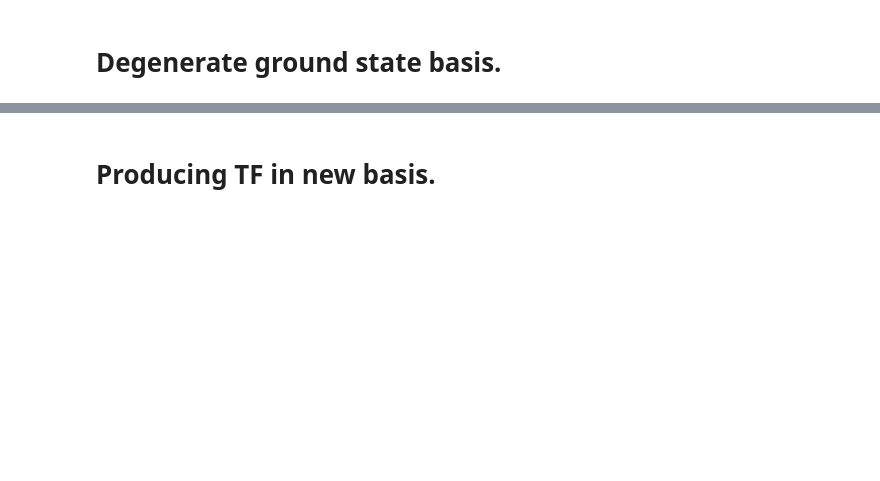
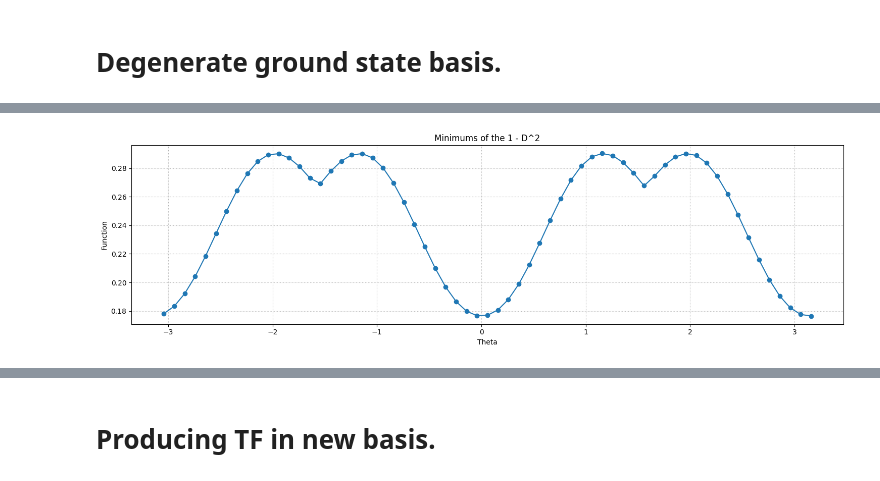
Before and after one commit to Gilfrim/Computational-Analysis-of-Many-Rotor-Systems, a Jupyter notebook: produce_TF_RDM.ipynb, the cells around one changed output, grey strips where cells are left out. Drawn from its saved outputs; the diff is of its cells as text; code cells hidden in the pictures; blank space fills up the shorter version.

```diff
--- a/produce_TF_RDM.ipynb
+++ b/produce_TF_RDM.ipynb
@@ -454,6 +203,0 @@ print(-np.sort(-d_squared_overlap_basis(0)))
-# %%
-theta = 0.1
-
-g_i = (d_squared_overlap_basis(theta) - d_squared_overlap_basis(-theta)) / 2 * np.abs(theta)
-
-h_i = (2 * d_squared_overlap_basis(0) - d_squared_overlap_basis(theta) - d_squared_overlap_basis(-theta)) / theta**2
@@ -471,0 +259,22 @@ array([-0.0011 ,  0.00297,  0.00136, -0.00075,  0.0195 ,  0.00053, -0.00157,  0.
+# %%
+def func_psi_u(deg_ground_basis, psi, theta):
+
+    g_i, h_i, C_new = gradient_hassian(deg_ground_basis, psi, theta)
+    g_norm = g_i / np.linalg.norm(g_i)
+
+    if not(np.allclose(1, g_norm @ g_norm, atol=1e-15)):
+        print(g_norm)
+        # raise ValueError("Jacobian is not normalized.")
+        raise ValueError(g_norm)
+
+    psi_u = C_new @ g_norm
+
+    return psi_u
+# %%
+def func_to_minmize(theta: float, psi: np.ndarray, deg_ground_basis: np.ndarray):
+
+    psi_int = np.cos(theta) * psi + np.sin(theta) * func_psi_u(deg_ground_basis, psi, theta)
+
+    D_psi_int = density_matrix_1(state_2, site, psi_int, 0)
+
+    return np.trace(D_psi_int @ D_psi_int)
@@ -471,0 +287,17 @@ array([-0.0011 ,  0.00297,  0.00136, -0.00075,  0.0195 ,  0.00053, -0.00157,  0.
+# %%
+# theta = np.arange(-(np.pi / 2), np.pi / 2, 0.1)
+theta = np.arange(-(np.pi - 0.1), np.pi + 0.1, 0.1)
+
+f_vec = np.vectorize(lambda x: func_to_minmize(x, psi_1, deg_ground_basis))
+y = f_vec(theta)
+# %%
+plt.figure(figsize=(15,4.5))
+plt.plot(theta, y, marker='o')
+plt.xlabel('Theta')
+plt.ylabel('Function')
+plt.title(f'Minimums of the 1 - D^2')
+plt.grid(True, which='both', linestyle=':', linewidth=0.8)
+plt.tight_layout()
+plt.show()
+# %% [output]
+[figure, added]
```
Also changed, not shown: parts of 123 cells of this notebook, 19 other files.
